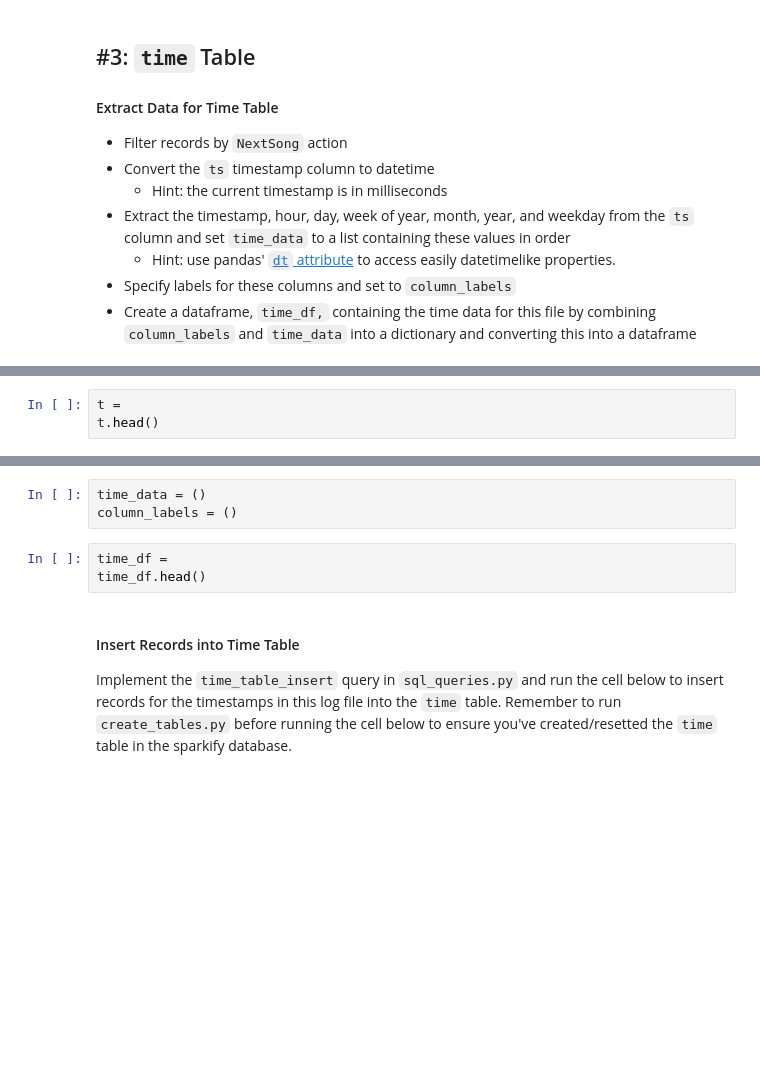
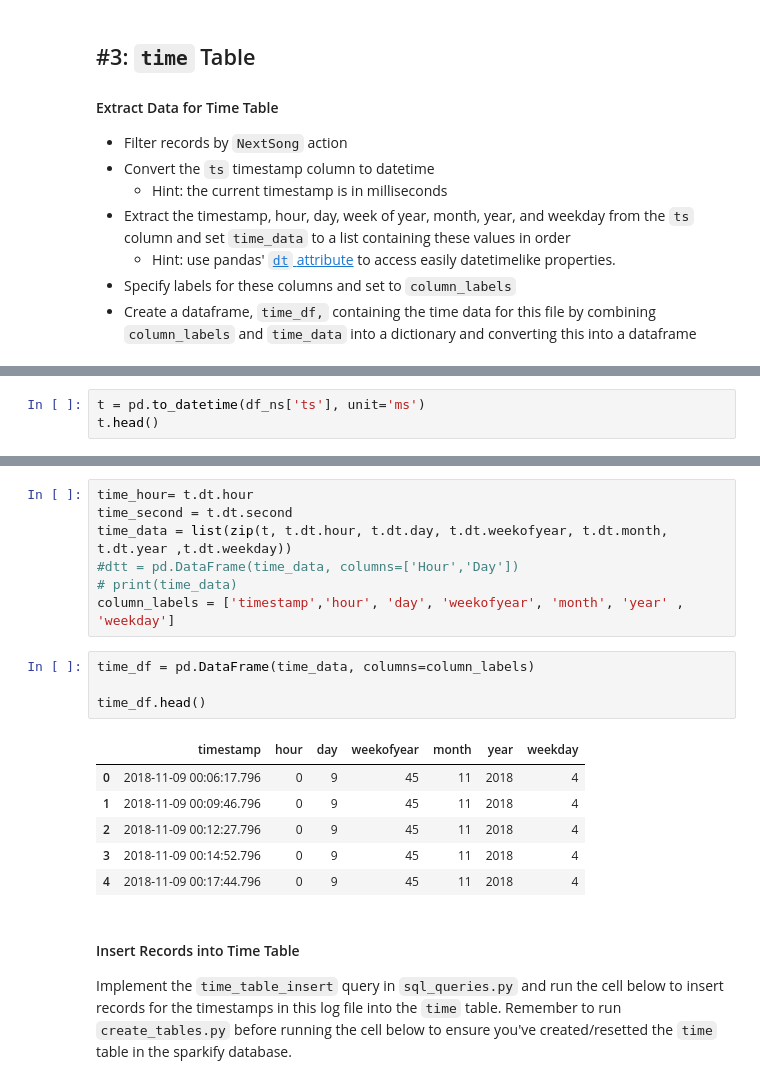
Before and after one commit to ammadanwer/udacityp1, a Jupyter notebook: etl.ipynb, the cells around one changed output, grey strips where cells are left out. Cells and saved outputs as stored; diff of their text form; blank space fills up the shorter version.

```diff
--- a/etl.ipynb
+++ b/etl.ipynb
@@ -114,3 +138,3 @@ df.head()
 # %%
-t =
+t = pd.to_datetime(df_ns['ts'], unit='ms')
 t.head()
@@ -117,9 +148,21 @@ t.head()
-# %%
-time_data = ()
-column_labels = ()
+# %%
+time_hour= t.dt.hour
+time_second = t.dt.second
+time_data = list(zip(t, t.dt.hour, t.dt.day, t.dt.weekofyear, t.dt.month, t.dt.year ,t.dt.weekday))
+#dtt = pd.DataFrame(time_data, columns=['Hour','Day'])
+# print(time_data)
+column_labels = ['timestamp','hour', 'day', 'weekofyear', 'month', 'year' , 'weekday']
 # %%
-time_df =
+time_df = pd.DataFrame(time_data, columns=column_labels)
+
 time_df.head()
+# %% [output]
+|  | timestamp | hour | day | weekofyear | month | year | weekday |
+| 0 | 2018-11-09 00:06:17.796 | 0 | 9 | 45 | 11 | 2018 | 4 |
+| 1 | 2018-11-09 00:09:46.796 | 0 | 9 | 45 | 11 | 2018 | 4 |
+| 2 | 2018-11-09 00:12:27.796 | 0 | 9 | 45 | 11 | 2018 | 4 |
+| 3 | 2018-11-09 00:14:52.796 | 0 | 9 | 45 | 11 | 2018 | 4 |
+| 4 | 2018-11-09 00:17:44.796 | 0 | 9 | 45 | 11 | 2018 | 4 |
 # %% [markdown]
 #### Insert Records into Time Table
 Implement the `time_table_insert` query in `sql_queries.py` and run the cell below to insert records for the timestamps in this log file into the `time` table. Remember to run `create_tables.py` before running the cell below to ensure you've created/resetted the `time` table in the sparkify database.
```
Also changed, not shown: parts of 19 cells of this notebook, 2 other files.
